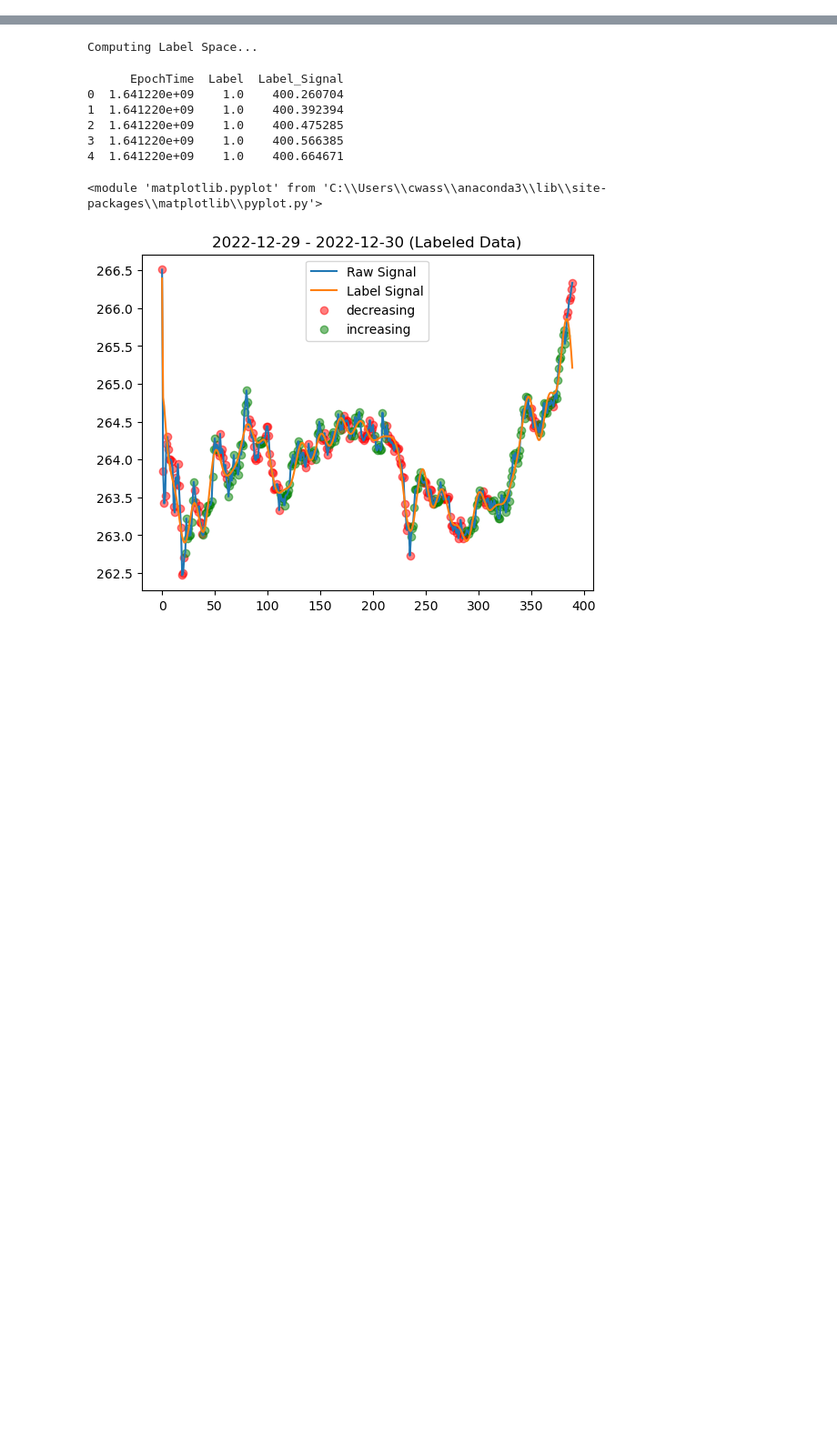
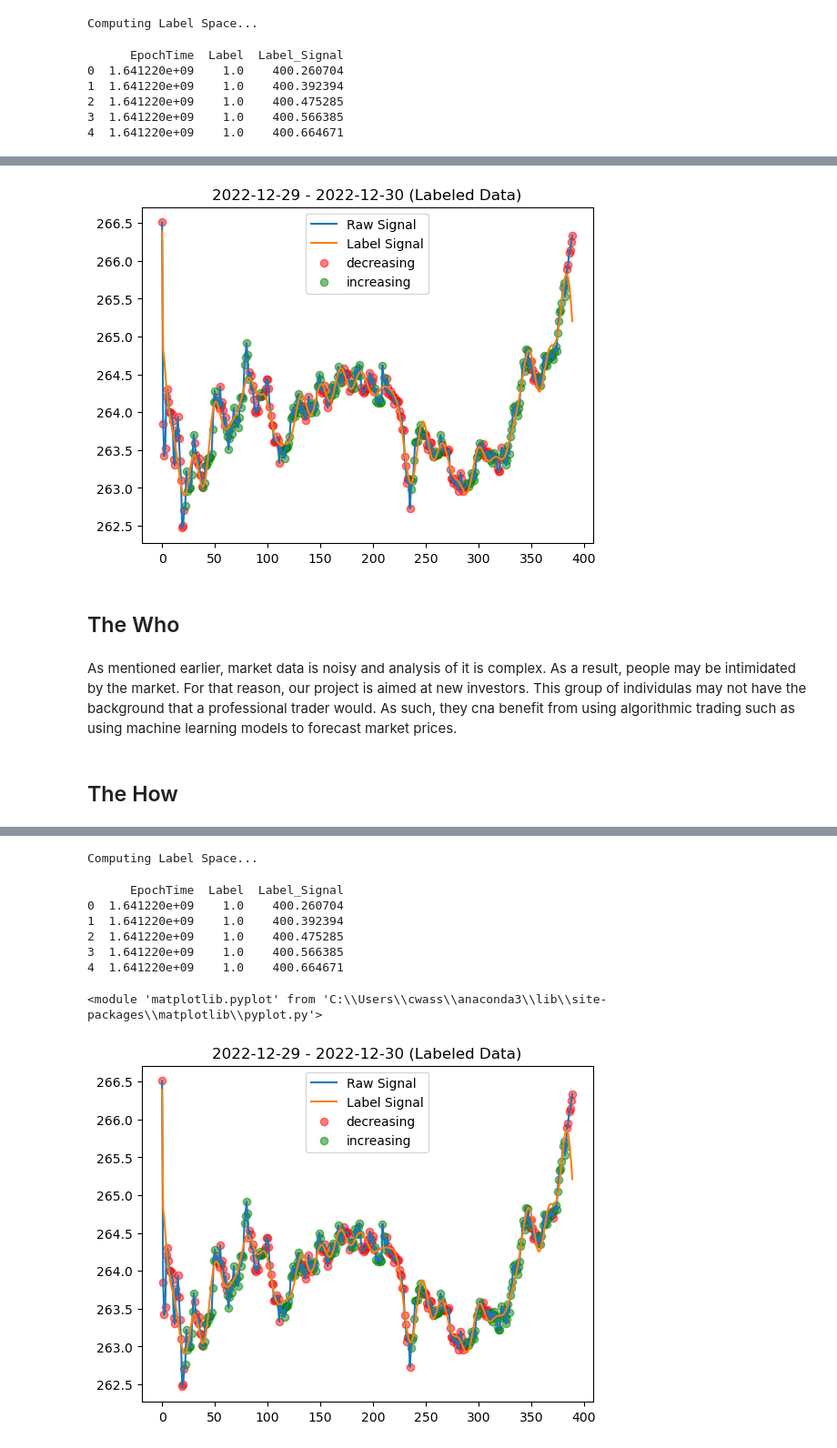
Before and after one commit to sindarian/market-trend-classification, a Jupyter notebook: analysis_driver.ipynb, the cells around one changed output, grey strips where cells are left out. Shown at 91% size. Saved outputs shown, nothing was run; the diff lists cells and outputs as text; code cells hidden in the pictures; blank space fills up the shorter version.

Commit message:
Adding report section for project submission

```diff
--- a/analysis_driver.ipynb
+++ b/analysis_driver.ipynb
@@ -0,0 +64,21 @@
+# %%
+# read in data
+data_df = pd.read_csv('./data/qqq_2022.csv')
+
+# produce truth labels
+print('Computing Label Space...')
+label_df = labeller.driver(data_df, 18, 'Close')
+print(label_df.head())
+
+# plot data/labels/label signal
+sig_col = 'Close'
+forecast_sig_col = 'Forecast ' + sig_col
+ps.plot_label_over_signal(data_df.iloc[-390:], label_df.iloc[-390:], sig_col, 'Labeled Data')
+# %% [output]
+Computing Label Space...
+      EpochTime  Label  Label_Signal
+0  1.641220e+09    1.0    400.260704
+1  1.641220e+09    1.0    400.392394
+2  1.641220e+09    1.0    400.475285
+3  1.641220e+09    1.0    400.566385
+4  1.641220e+09    1.0    400.664671
@@ -0,0 +86,7 @@
+[figure, added]
+# %% [markdown]
+## The Who
+# %% [markdown]
+As mentioned earlier, market data is noisy and analysis of it is complex. As a result, people may be intimidated by the market. For that reason, our project is aimed at new investors. This group of individulas may not have the background that a professional trader would. As such, they cna benefit from using algorithmic trading such as using machine learning models to forecast market prices.
+# %% [markdown]
+## The How
```
Also changed, not shown: parts of 51 cells of this notebook.
